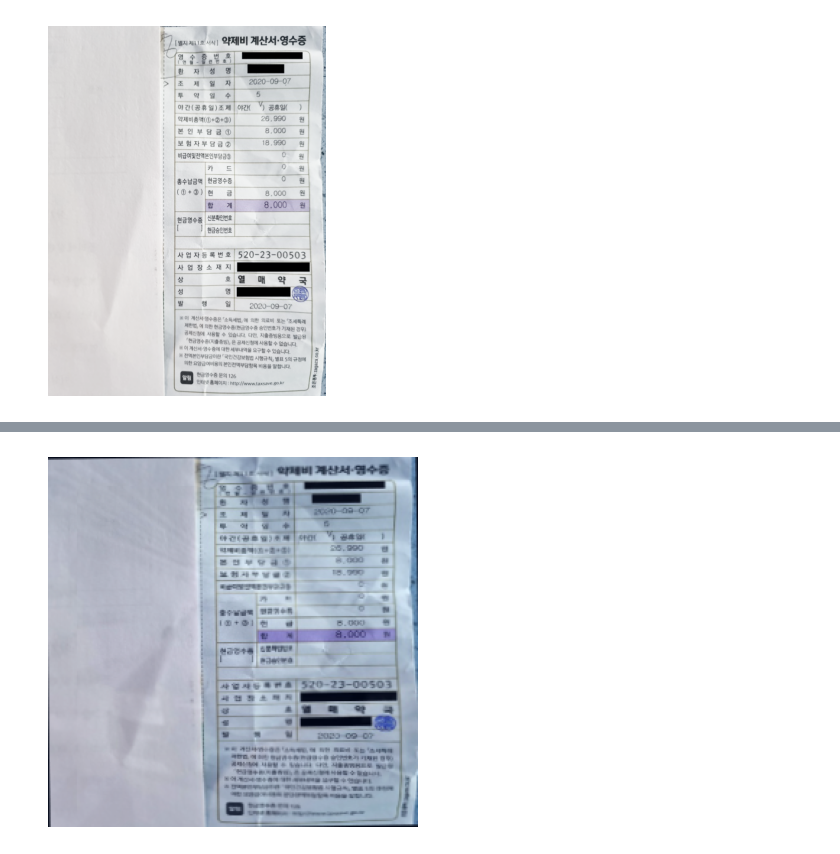
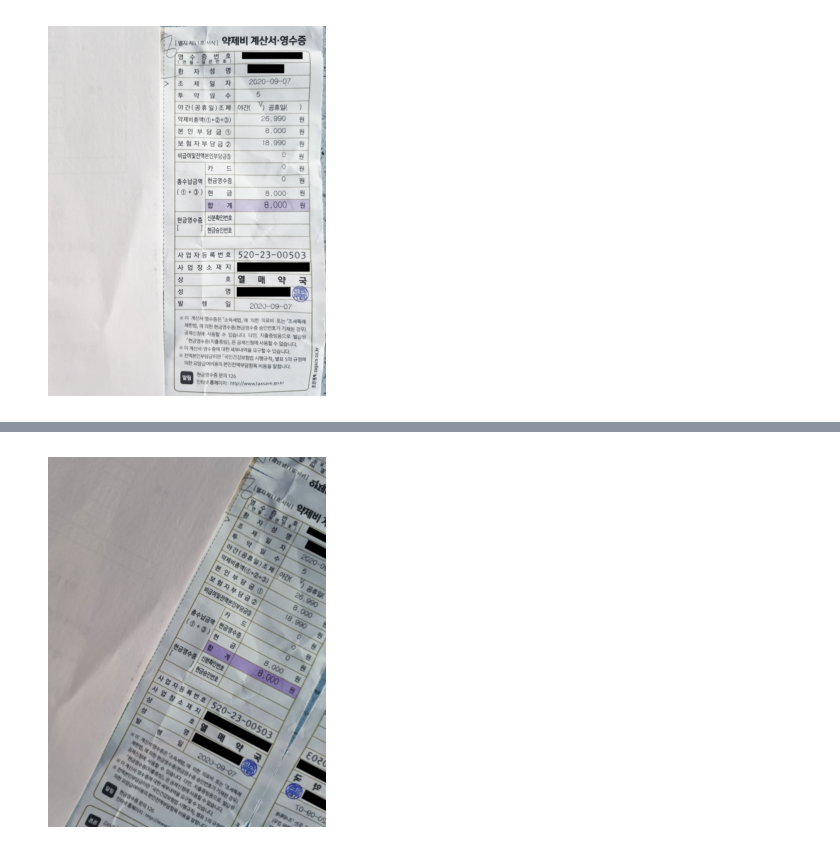
Before and after one commit to kdlee02/upstageailab-cv-classification-cv_2, a Jupyter notebook: LSM/test.ipynb, the cells around one changed output, grey strips where cells are left out. Drawn from its saved outputs; the diff is of its cells as text; code cells hidden in the pictures.

```diff
--- a/LSM/test.ipynb
+++ b/LSM/test.ipynb
@@ -322,18 +118,17 @@ transform = A.Compose([
-# %%
-tensor_image = transform(image=np.array(image))['image']
-img = tensor_image.clone()
-img = img.numpy()
-
-img_min = img.min()
-img_max = img.max()
-img = (img - img_min) / (img_max - img_min)  # 0~1로 스케일링
-
-# channel first -> channel last 로 변경
-img = img.transpose(1,2,0)
-
-# matplotlib 출력
-plt.imshow(img)
-plt.axis('off')
-plt.show()
-# %% [output]
-[figure, removed]
+# %%
+import albumentations as A
+from albumentations.pytorch import ToTensorV2
+
+train_transform = A.Compose([
+    A.HorizontalFlip(p=0.5),
+    A.Rotate(limit=30, p=0.7),
+    A.GaussNoise(var_limit=(10.0, 50.0), p=0.5),
+    A.Cutout(num_holes=4, max_h_size=50, max_w_size=50, fill_value=0, p=0.5),
+    A.ShiftScaleRotate(shift_limit=0.1, scale_limit=0.0, rotate_limit=0, p=0.5),
+])
+# %%
+plt.imshow(np.array(train_transform(image=np.array(image))['image']))
+plt.axis("off")
+plt.show()
+# %% [output]
+[figure, added]
```
Also changed, not shown: parts of 8 cells of this notebook, 13 other files.
